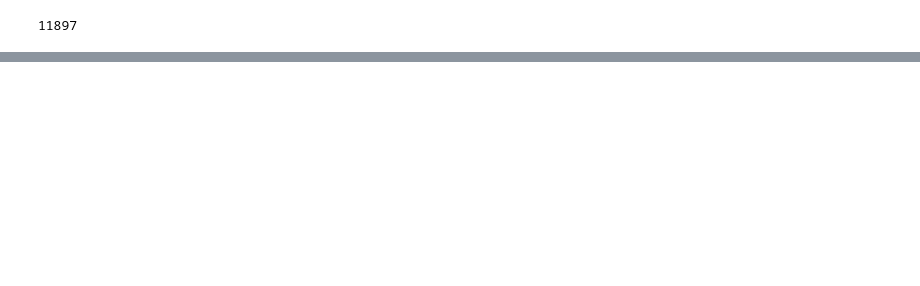
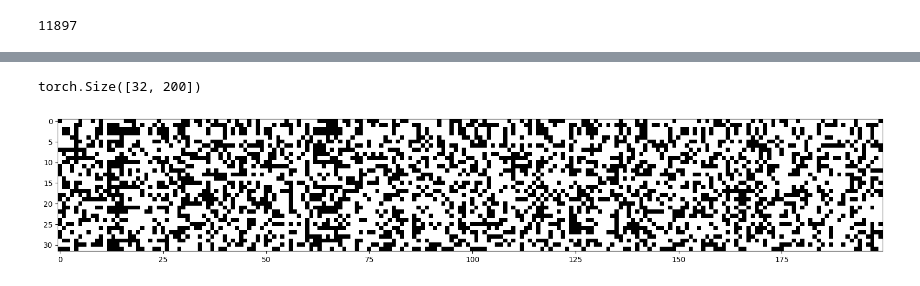
Before and after one commit to Antimatter543/karpathy-NN-lectures, a Jupyter notebook: 4 - makemore-pt3/makemore-bn.ipynb, the cells around one changed output, grey strips where cells are left out. Cells and saved outputs as stored; diff of their text form; code cells hidden in the pictures; blank space fills up the shorter version.

```diff
--- a/4 - makemore-pt3/makemore-bn.ipynb
+++ b/4 - makemore-pt3/makemore-bn.ipynb
@@ -121,0 +275,14 @@ plt.plot(lossi)
+# %%
+plt.figure(figsize=(20, 10))
+plt.imshow(h.abs() > 0.99, cmap='gray', interpolation='nearest') # White is 'true', i.e a dead neuron!
+h.shape # 200 neurons
+# Basically, we'd be in trouble if an entire layer (column wise) was white (i.e dead neurons because those tanh neurons would be very active and in a flat tail --> gradients would get 'destroyed' by being so close to 0 -> wouldn't be able to learn well.).
+
+# I.e: Tanh neuron s.t. no single example ever activates the tanh neuron in the 'active' part of the tanh. I.e if all its examples land in the tail (white) end. So our gradients will flow through and we will learn, will change, blahh.
+
+# But yeah, the video explains this much better.
+
+## Dead neurons can happen if you have a learning rate too high and they kinda "jump" into a dead spot, or it can happen by the random initialisation, just by chance they spawn in a shit spot. See the video!
+# %% [output]
+torch.Size([32, 200])
+[figure, added]
```
Also changed, not shown: parts of 20 cells of this notebook, 2 other files.
